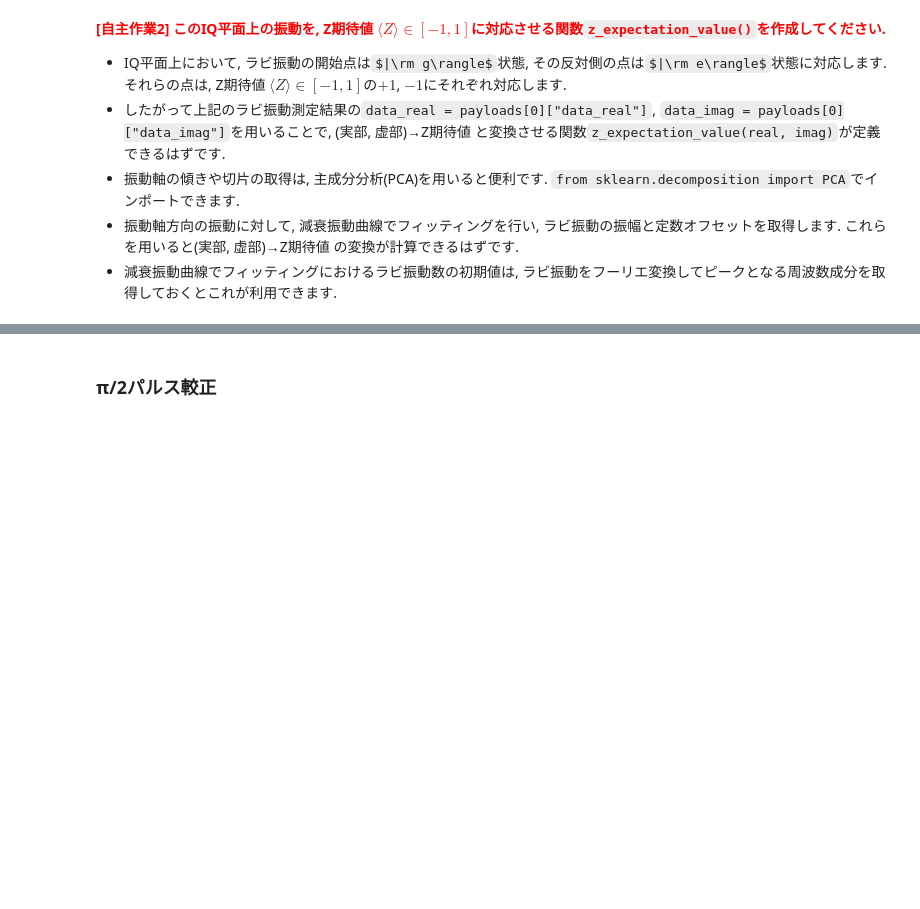
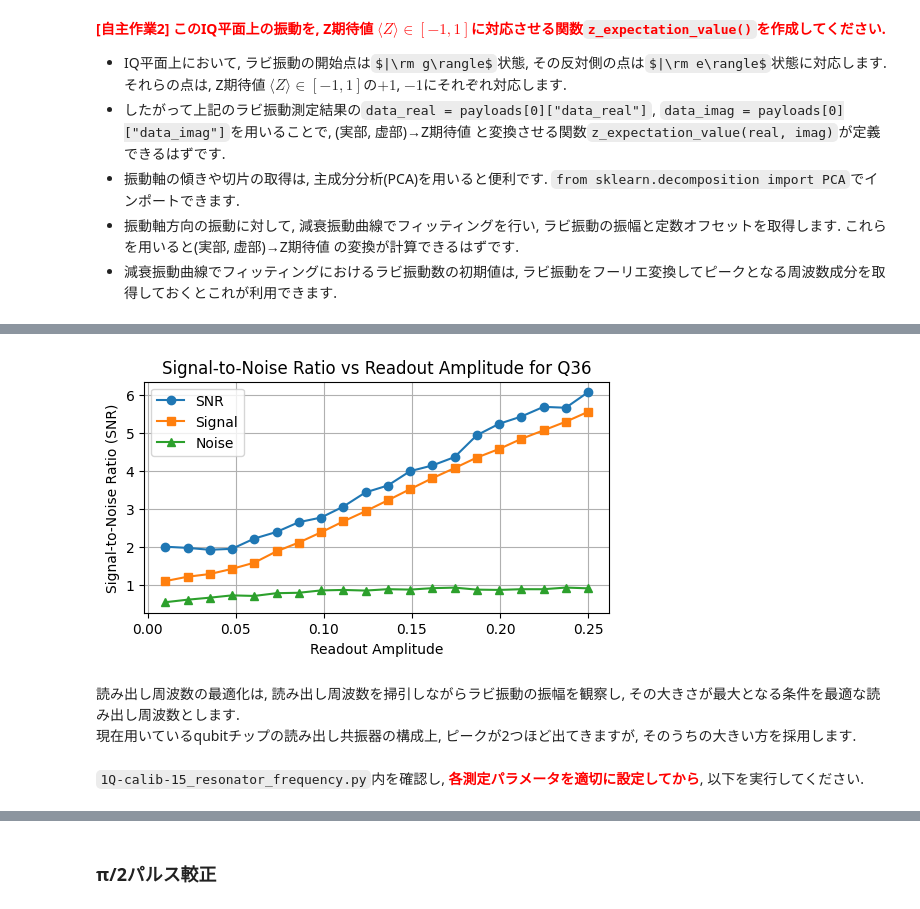
Before and after one commit to orangekame3/oqtopus-sse-pulse, a Jupyter notebook: examples/1Q-calibration_with_calib_note/1Q-calib.ipynb, the cells around one changed output, grey strips where cells are left out. Saved outputs shown, nothing was run; the diff lists cells and outputs as text; code cells hidden in the pictures; some formulas as TeX source; blank space fills up the shorter version.

```diff
--- a/examples/1Q-calibration_with_calib_note/1Q-calib.ipynb
+++ b/examples/1Q-calibration_with_calib_note/1Q-calib.ipynb
@@ -266,0 +236,2 @@ def z_expectation_value(real: float, imag: float) -> float:
+# %%
+payloads = experiment("1Q-calib-14_readout_amplitude")
@@ -266,0 +241,27 @@ def z_expectation_value(real: float, imag: float) -> float:
+# %%
+# 測定で得られた全データ
+qubit = payloads[0]["qubit"]
+ampl_list = payloads[0]["ampl_list"]
+snr_list = payloads[0]["snr_list"]
+signal_list = payloads[0]["signal_list"]
+noise_list = payloads[0]["noise_list"]
+
+# グラフ描画
+plt.figure(figsize=(6, 3))
+plt.plot(ampl_list, snr_list, 'o-', label='SNR')
+plt.plot(ampl_list, signal_list, 's-', label='Signal')
+plt.plot(ampl_list, noise_list, '^-', label='Noise')
+
+plt.xlabel('Readout Amplitude')
+plt.ylabel('Signal-to-Noise Ratio (SNR)')
+plt.title(f'Signal-to-Noise Ratio vs Readout Amplitude for {qubit}')
+plt.legend()
+plt.grid(True)
+plt.show()
+# %% [output]
+[figure, added]
+# %% [markdown]
+読み出し周波数の最適化は, 読み出し周波数を掃引しながらラビ振動の振幅を観察し, その大きさが最大となる条件を最適な読み出し周波数とします.
+現在用いているqubitチップの読み出し共振器の構成上, ピークが2つほど出てきますが, そのうちの大きい方を採用します.
+# %% [markdown]
+`1Q-calib-15_resonator_frequency.py`内を確認し, <span style="color: red; ">**各測定パラメータを適切に設定してから**</span>, 以下を実行してください.
```
Also changed, not shown: parts of 34 cells of this notebook, 16 other files.
